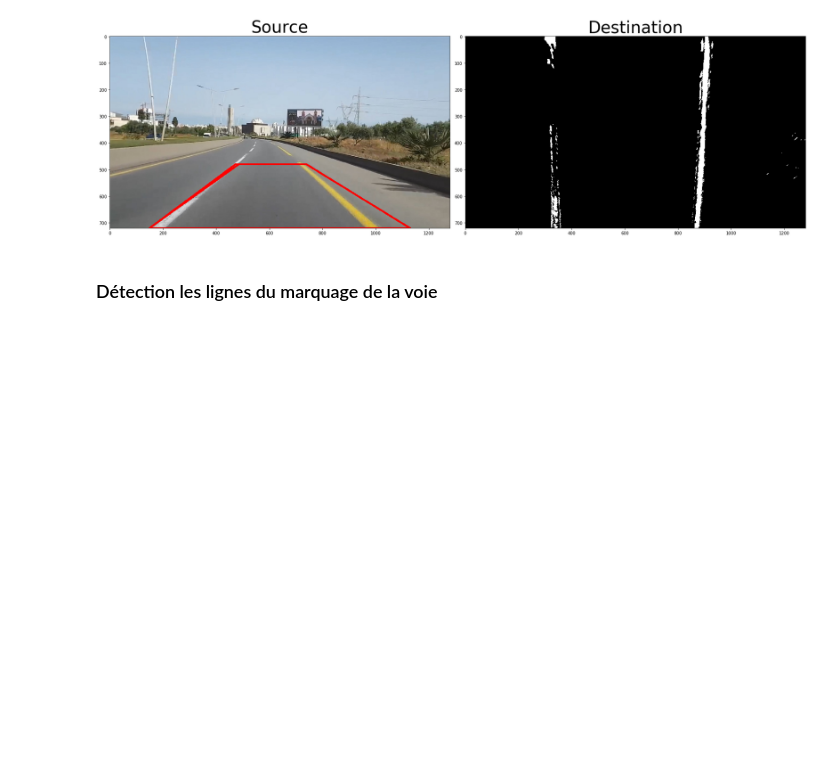
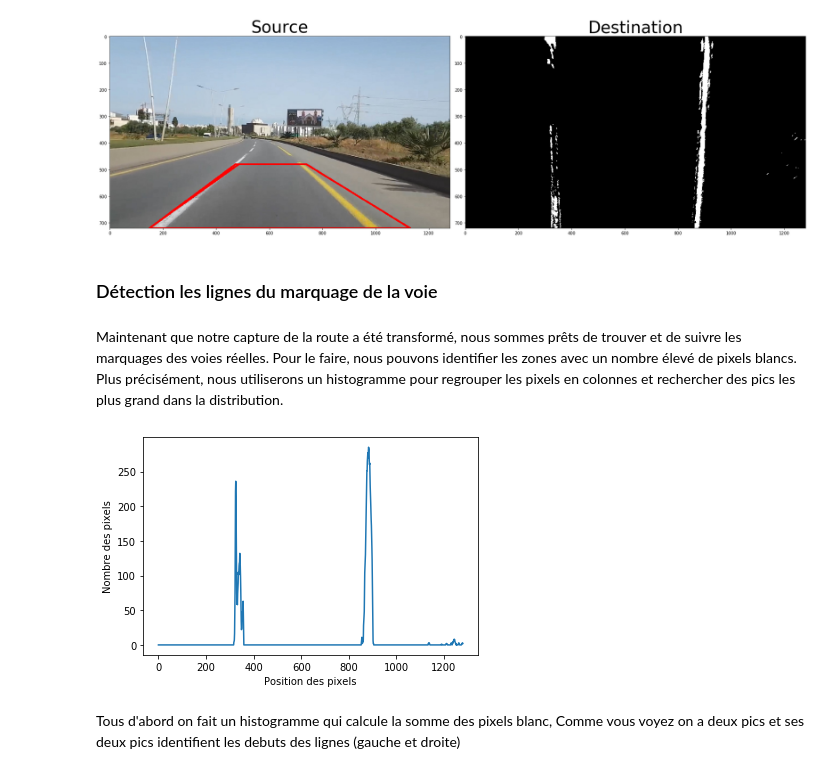
Before and after one commit to bmd94/detection-de-voie-du-roulement, a Jupyter notebook: PFEM.ipynb, the cells around one changed output. Saved outputs shown, nothing was run; the diff lists cells and outputs as text; code cells hidden in the pictures; blank space fills up the shorter version.

```diff
--- a/PFEM.ipynb
+++ b/PFEM.ipynb
@@ -464,3 +464,17 @@ image = mpimg.imread('test_images/barki.jpg')
 image = distort_correct(image,mtx,dist,camera_img_size)
 # %% [markdown]
 ### Détection les lignes du marquage de la voie
+# %% [markdown]
+Maintenant que notre capture de la route a été transformé, nous sommes prêts de trouver et de suivre les marquages des voies réelles. Pour le faire, nous pouvons identifier les zones avec un nombre élevé de pixels blancs. Plus précisément, nous utiliserons un histogramme pour regrouper les pixels en colonnes et rechercher des pics les plus grand dans la distribution.
+# %%
+# On s'interesse seulement a la moitié inférieure d'image
+histogram = np.sum(birdseye_result[int(birdseye_result.shape[0]/2):,:], axis=0)
+plt.figure();
+plt.plot(histogram);
+plt.xlabel('Position des pixels')
+plt.ylabel('Nombre des pixels')
+plt.savefig('saved_figures/lane_histogram.png')
+# %% [output]
+[figure, added]
+# %% [markdown]
+Tous d'abord on fait un histogramme qui calcule la somme des pixels blanc, Comme vous voyez on a deux pics et ses deux pics identifient les debuts des lignes (gauche et droite)
```
Also changed, not shown: 1 other file.
